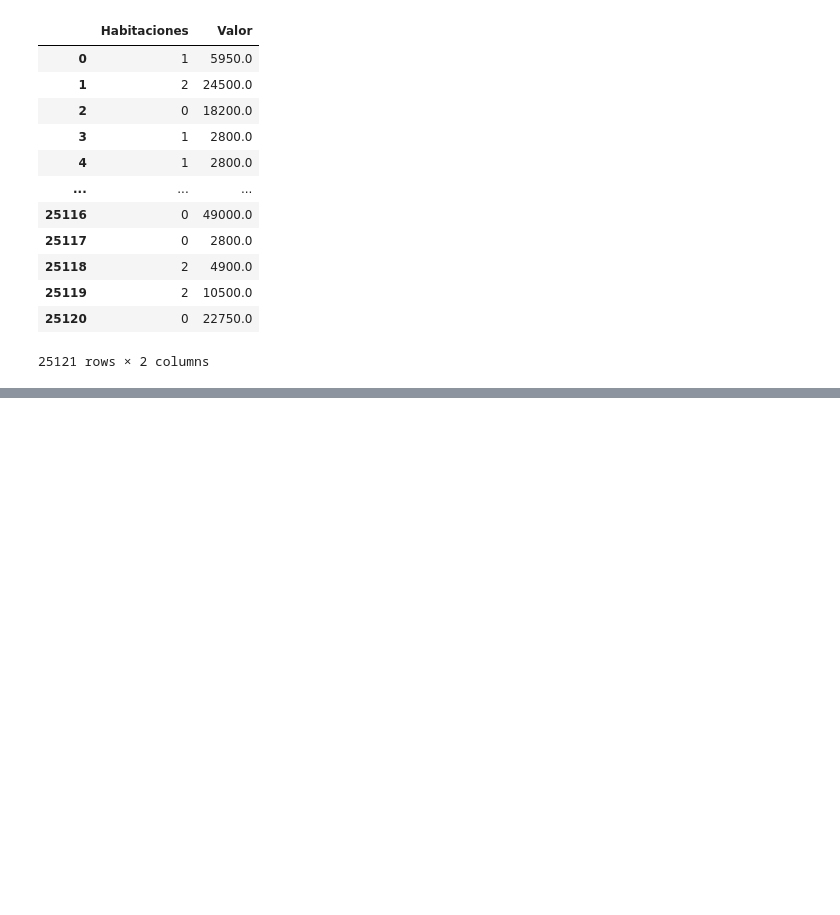
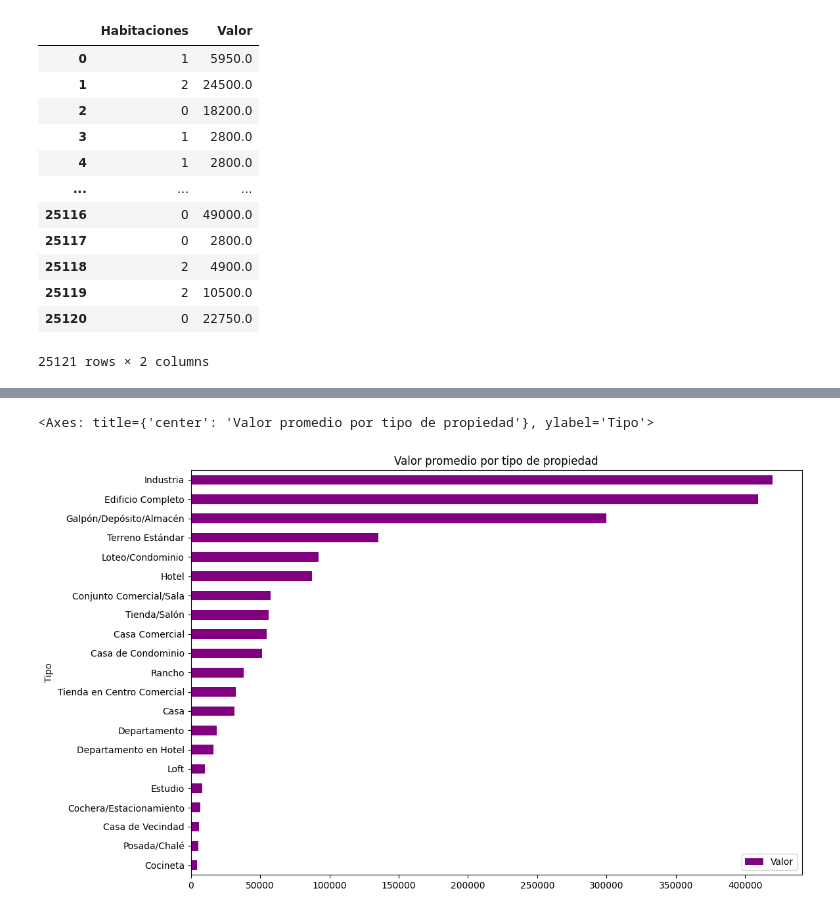
Before and after one commit to ollin02/Pandas, a Jupyter notebook: inmuebles_cdmx.ipynb, the cells around one changed output, grey strips where cells are left out. Cells and saved outputs as stored; diff of their text form; code cells hidden in the pictures; blank space fills up the shorter version.

```diff
--- a/inmuebles_cdmx.ipynb
+++ b/inmuebles_cdmx.ipynb
@@ -182,0 +264,6 @@ datos[['Habitaciones', 'Valor']]
+# %%
+df_tipo_precio = datos.groupby('Tipo')[['Valor']].mean().sort_values('Valor')
+df_tipo_precio.plot(kind= 'barh', figsize=(12,8), color='purple',title='Valor promedio por tipo de propiedad')
+# %% [output]
+<Axes: title={'center': 'Valor promedio por tipo de propiedad'}, ylabel='Tipo'>
+[figure, added]
```
Also changed, not shown: parts of 23 cells of this notebook.
